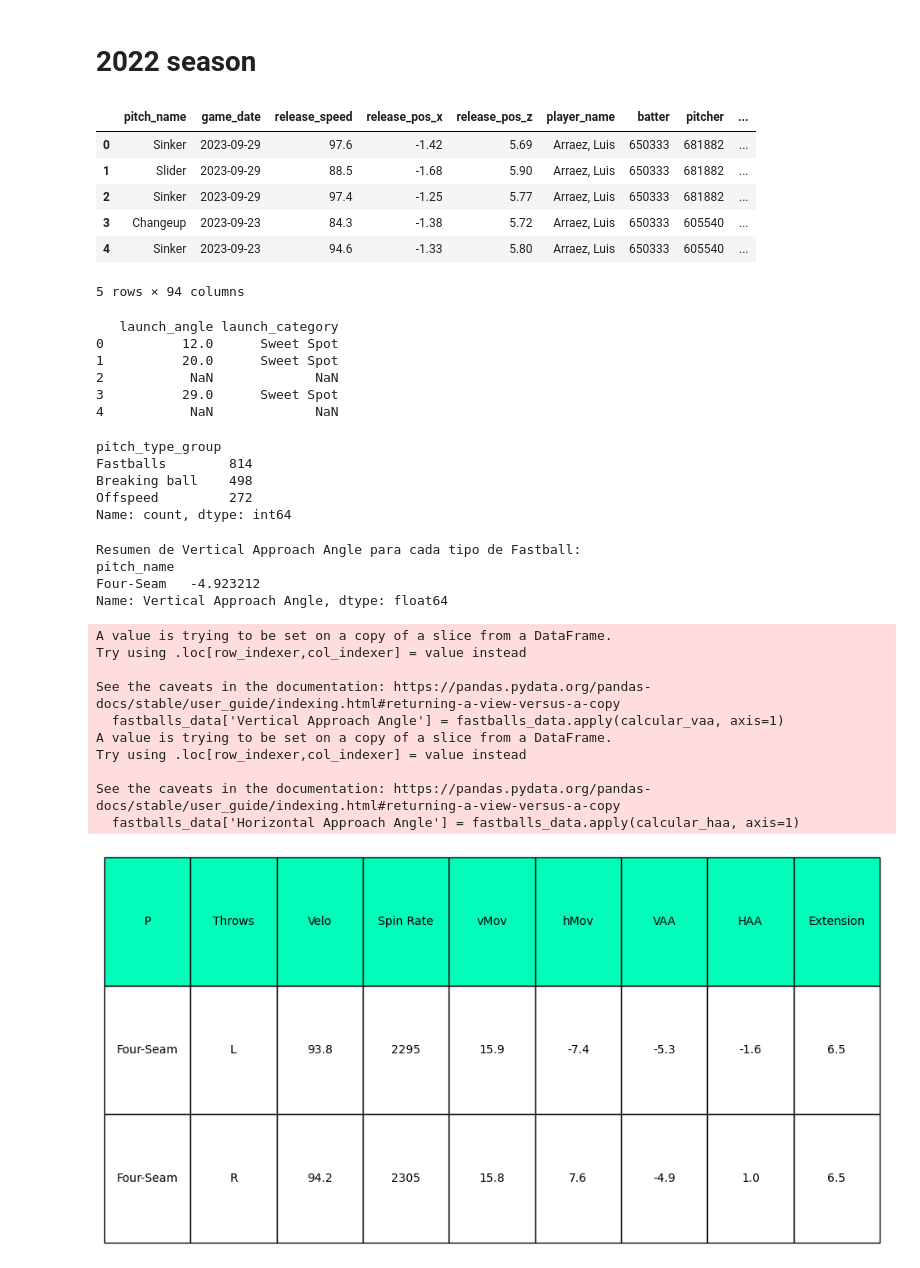
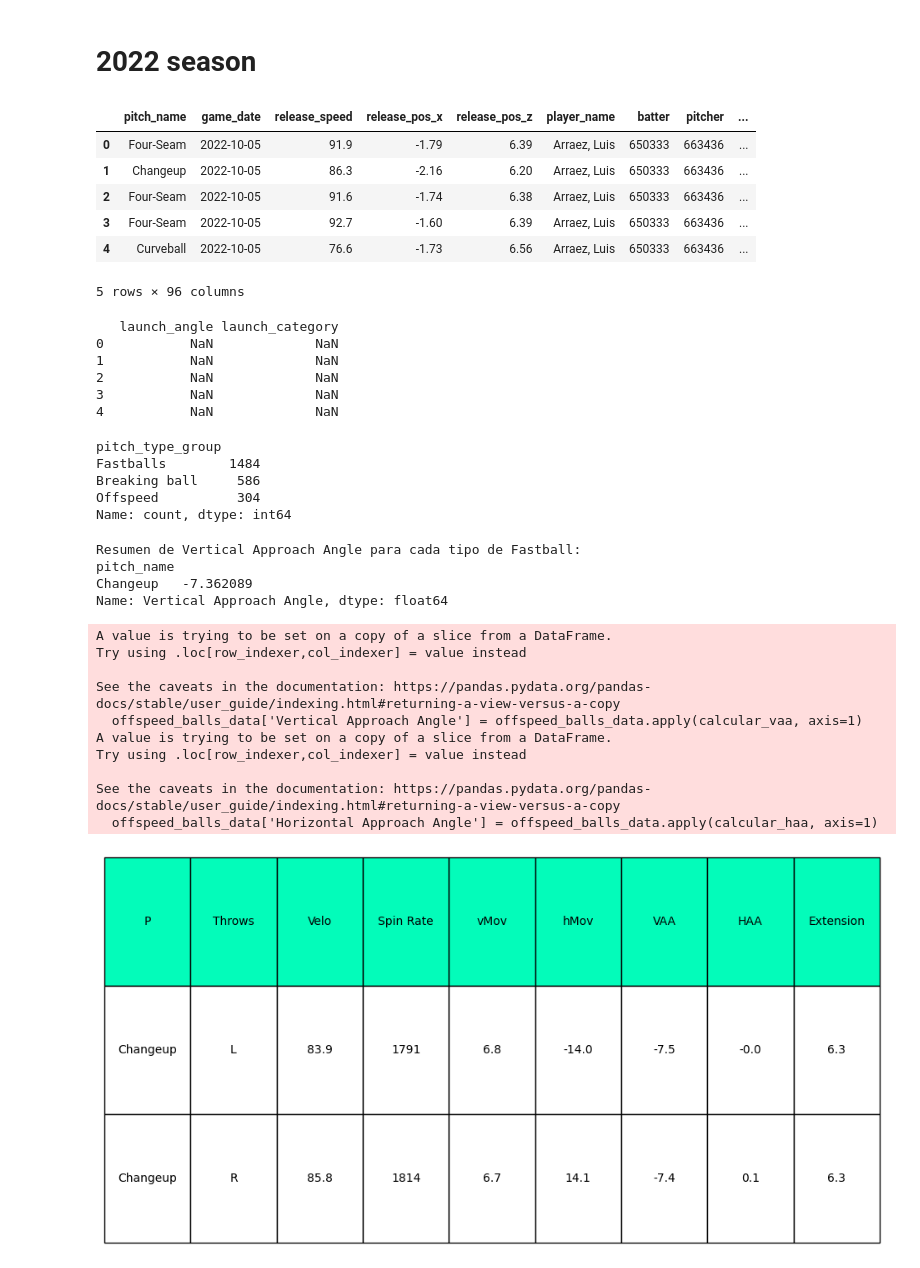
Before and after one commit to eme-eleuce/baseball-2022, a Jupyter notebook: arraez-22.23.ipynb, the cells around one changed output. Drawn from its saved outputs; the diff is of its cells as text; code cells hidden in the pictures.

```diff
--- a/arraez-22.23.ipynb
+++ b/arraez-22.23.ipynb
@@ -29,35 +29,35 @@ from math import sqrt, atan, degrees
 # %% [markdown]
 # **2022 season**
 # %%
-mlb_2022 = pd.read_csv('arraez-2023-last.csv')
+mlb_2022 = pd.read_csv('arraez-2022.csv')
 mlb_2022['pitch_name'] = mlb_2022['pitch_name'].str.replace('4-Seam Fastball', 'Four-Seam')
 
 
 #def gravity_adjustment(speed):
     #return (523 / speed) ** 2
 
 #def calculate_ivb(pfx_z_inches, release_speed):
     # Calcular el ajuste por gravedad en pulgadas
     #gravity_adjustment_inches = gravity_adjustment(release_speed)
     # Calcular el movimiento vertical inducido (iVB)
     #ivb = gravity_adjustment_inches - pfx_z_inches
     #return ivb
 
 #mlb_2022['ivb'] = mlb_2022.apply(lambda row: calculate_ivb(row['pfx_z_inches'], row['release_speed']), axis=1)
 
 # Guardar el DataFrame actualizado en un nuevo archivo CSV
 #mlb_2022.to_csv('your_file_with_ivb.csv', index=False)
 
 # Mostrar el DataFrame actualizado
 mlb_2022.head()
 # %% [output]
 |  | pitch_name | game_date | release_speed | release_pos_x | release_pos_z | player_name | batter | pitcher | ... |
-| 0 | Sinker | 2023-09-29 | 97.6 | -1.42 | 5.69 | Arraez, Luis | 650333 | 681882 | ... |
-| 1 | Slider | 2023-09-29 | 88.5 | -1.68 | 5.90 | Arraez, Luis | 650333 | 681882 | ... |
-| 2 | Sinker | 2023-09-29 | 97.4 | -1.25 | 5.77 | Arraez, Luis | 650333 | 681882 | ... |
-| 3 | Changeup | 2023-09-23 | 84.3 | -1.38 | 5.72 | Arraez, Luis | 650333 | 605540 | ... |
-| 4 | Sinker | 2023-09-23 | 94.6 | -1.33 | 5.80 | Arraez, Luis | 650333 | 605540 | ... |
+| 0 | Four-Seam | 2022-10-05 | 91.9 | -1.79 | 6.39 | Arraez, Luis | 650333 | 663436 | ... |
+| 1 | Changeup | 2022-10-05 | 86.3 | -2.16 | 6.20 | Arraez, Luis | 650333 | 663436 | ... |
+| 2 | Four-Seam | 2022-10-05 | 91.6 | -1.74 | 6.38 | Arraez, Luis | 650333 | 663436 | ... |
+| 3 | Four-Seam | 2022-10-05 | 92.7 | -1.60 | 6.39 | Arraez, Luis | 650333 | 663436 | ... |
+| 4 | Curveball | 2022-10-05 | 76.6 | -1.73 | 6.56 | Arraez, Luis | 650333 | 663436 | ... |
-5 rows × 94 columns
+5 rows × 96 columns
 # %%
 conditions = [
     (mlb_2022['launch_angle'] >= -90) & (mlb_2022['launch_angle'] <= 0),
@@ -78,13 +78,13 @@ mlb_2022['launch_category'] = pd.cut(
 print(mlb_2022[['launch_angle', 'launch_category']].head())
 # %% [output]
    launch_angle launch_category
-0          12.0      Sweet Spot
-1          20.0      Sweet Spot
+0           NaN             NaN
+1           NaN             NaN
 2           NaN             NaN
-3          29.0      Sweet Spot
+3           NaN             NaN
 4           NaN             NaN
 # %%
-fastballs = ['Four-Seam']
+fastballs = ['Four-Seam', 'Sinker', 'Cutter']
 breaking_balls = ['Curveball', 'Knuckle Curve', 'Slider', 'Sweeper', 'Slurve', 'Knuckleball']
 offspeed_balls = ['Changeup', 'Split-Finger', 'Forkball', 'Screwball']
 
@@ -100,12 +100,12 @@ pitch_count_by_type = data['pitch_type_group'].value_counts()
 print(pitch_count_by_type)
 # %% [output]
 pitch_type_group
-Fastballs        814
-Breaking ball    498
-Offspeed         272
+Fastballs        1484
+Breaking ball     586
+Offspeed          304
 Name: count, dtype: int64
 # %%
-fastballs_data = mlb_2022[mlb_2022['pitch_name'].isin(fastballs)]
+offspeed_balls_data = mlb_2022[mlb_2022['pitch_name'].isin(offspeed_balls)]
 #fastballs_data['pfx_z_inches'] = fastballs_data['pfx_z'] * 12
 #fastballs_data['pfx_x_inches'] = fastballs_data['pfx_x'] * -12
 
@@ -138,25 +138,25 @@ def calcular_haa(row):
     return HAA
 
 # Aplicar la función calcular_vaa a cada fila del DataFrame
-fastballs_data['Vertical Approach Angle'] = fastballs_data.apply(calcular_vaa, axis=1)
-fastballs_data['Horizontal Approach Angle'] = fastballs_data.apply(calcular_haa, axis=1)
+offspeed_balls_data['Vertical Approach Angle'] = offspeed_balls_data.apply(calcular_vaa, axis=1)
+offspeed_balls_data['Horizontal Approach Angle'] = offspeed_balls_data.apply(calcular_haa, axis=1)
 # Mostrar los resultados agrupados por tipo de lanzamiento
 print("Resumen de Vertical Approach Angle para cada tipo de Fastball:")
-print(fastballs_data.groupby('pitch_name')['Vertical Approach Angle'].mean())
+print(offspeed_balls_data.groupby('pitch_name')['Vertical Approach Angle'].mean())
 # %% [output]
 Resumen de Vertical Approach Angle para cada tipo de Fastball:
 pitch_name
-Four-Seam   -4.923212
+Changeup   -7.362089
 Name: Vertical Approach Angle, dtype: float64
 A value is trying to be set on a copy of a slice from a DataFrame.
 Try using .loc[row_indexer,col_indexer] = value instead
 
 See the caveats in the documentation: https://pandas.pydata.org/pandas-docs/stable/user_guide/indexing.html#returning-a-view-versus-a-copy
-  fastballs_data['Vertical Approach Angle'] = fastballs_data.apply(calcular_vaa, axis=1)
+  offspeed_balls_data['Vertical Approach Angle'] = offspeed_balls_data.apply(calcular_vaa, axis=1)
 A value is trying to be set on a copy of a slice from a DataFrame.
 Try using .loc[row_indexer,col_indexer] = value instead
 
 See the caveats in the documentation: https://pandas.pydata.org/pandas-docs/stable/user_guide/indexing.html#returning-a-view-versus-a-copy
-  fastballs_data['Horizontal Approach Angle'] = fastballs_data.apply(calcular_haa, axis=1)
+  offspeed_balls_data['Horizontal Approach Angle'] = offspeed_balls_data.apply(calcular_haa, axis=1)
 # %%
 
```
Also changed, not shown: parts of 4 cells of this notebook.
